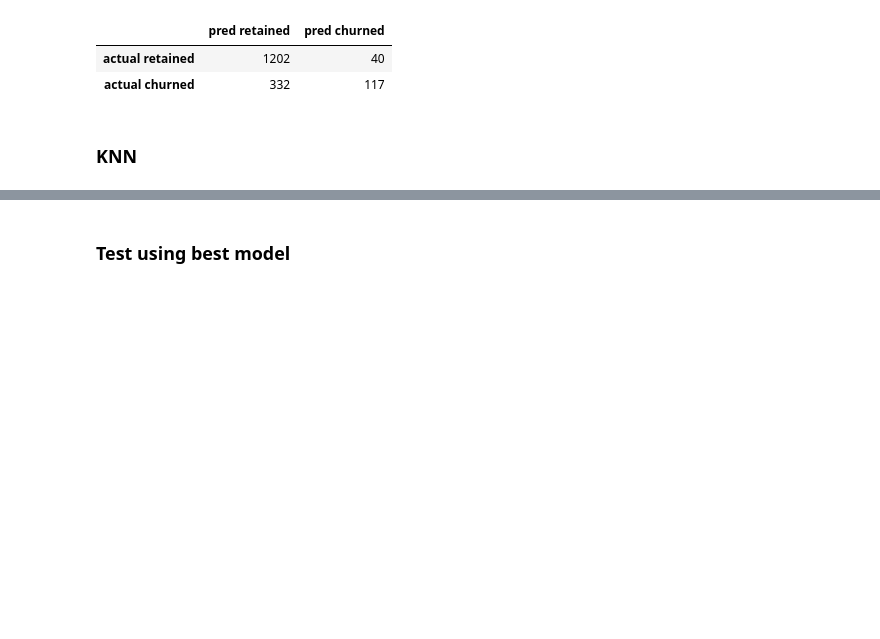
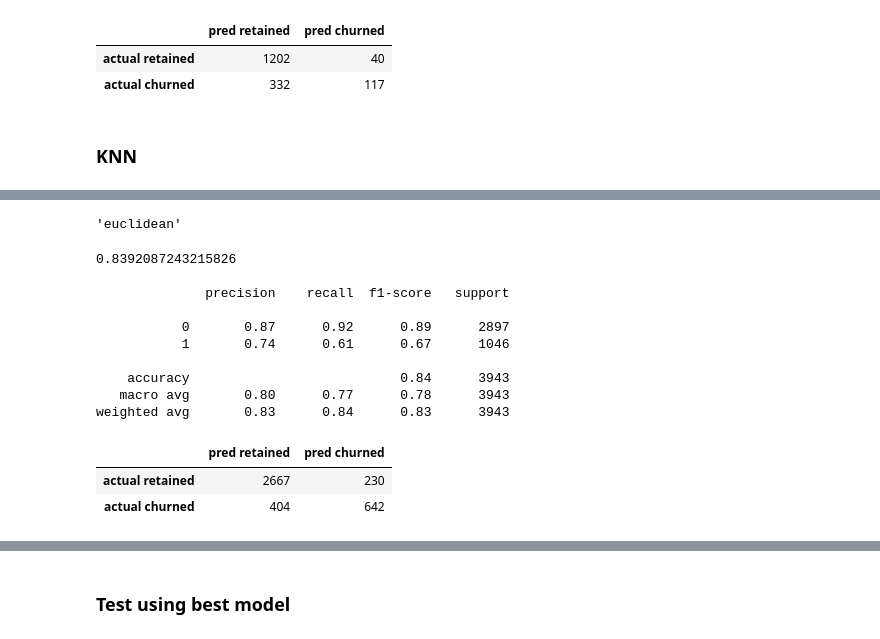
Before and after one commit to Yongliang-Shi/classification-project, a Jupyter notebook: report.ipynb, the cells around one changed output, grey strips where cells are left out. Drawn from its saved outputs; the diff is of its cells as text; code cells hidden in the pictures; blank space fills up the shorter version.

```diff
--- a/report.ipynb
+++ b/report.ipynb
@@ -965,0 +933,3 @@ weighted avg       0.83      0.84      0.83      3943
+# %%
+# Create the KNN object
+knn = KNeighborsClassifier()
@@ -965,0 +953,34 @@ weighted avg       0.83      0.84      0.83      3943
+# %%
+# Print the distance metric used
+knn.effective_metric_
+# %% [output]
+'euclidean'
+# %%
+# Evaluate accuracy and recall using train dataset
+
+train_acc = knn.score(X_train, y_train)
+print(train_acc, "\n")
+
+y_pred_train = knn.predict(X_train)
+print(classification_report(y_train, y_pred_train), '\n')
+
+# Print the confusion matrix
+matrix = confusion_matrix(y_train, y_pred_train)
+matrix = pd.DataFrame(matrix,
+                      index=['actual retained', 'actual churned'],
+                      columns=['pred retained', 'pred churned'])
+matrix
+# %% [output]
+0.8392087243215826
+
+              precision    recall  f1-score   support
+
+           0       0.87      0.92      0.89      2897
+           1       0.74      0.61      0.67      1046
+
+    accuracy                           0.84      3943
+   macro avg       0.80      0.77      0.78      3943
+weighted avg       0.83      0.84      0.83      3943
+|  | pred retained | pred churned |
+| actual retained | 2667 | 230 |
+| actual churned | 404 | 642 |
```
Also changed, not shown: parts of 7 cells of this notebook.
